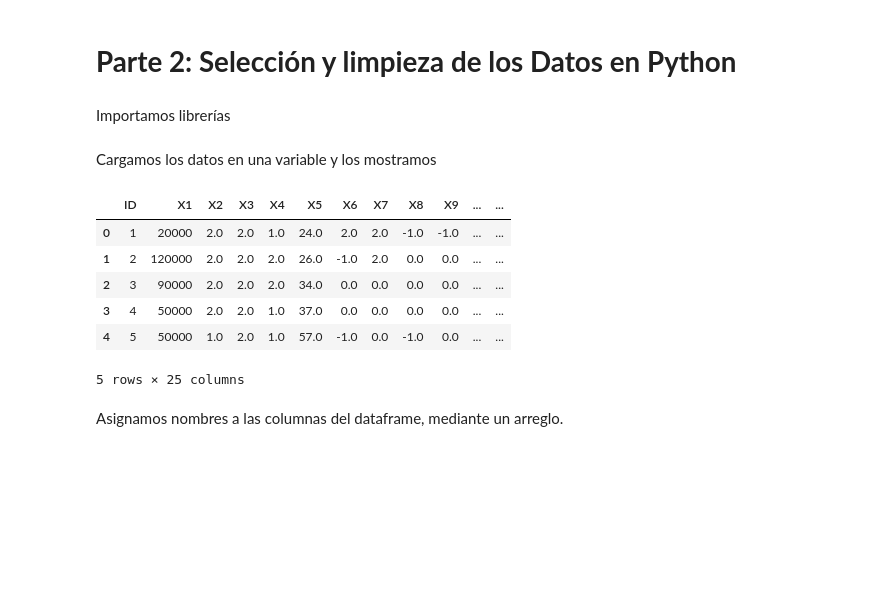
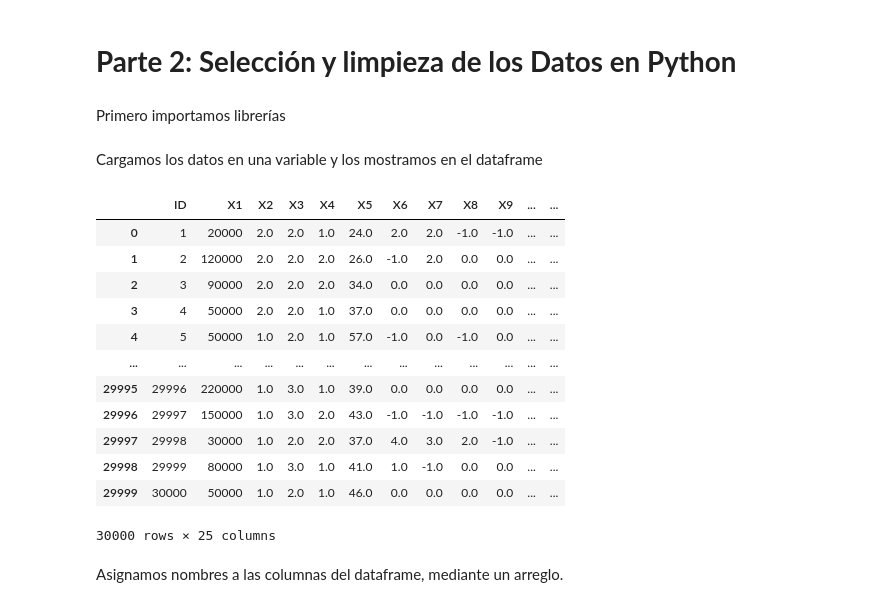
Before and after one commit to PosgradoMNA/actividades-del-projecto-equipo_104, a Jupyter notebook: Semana3_Actividad1_Equipo104.ipynb, the cells around one changed output. Saved outputs shown, nothing was run; the diff lists cells and outputs as text; code cells hidden in the pictures; blank space fills up the shorter version.

```diff
--- a/Semana3_Actividad1_Equipo104.ipynb
+++ b/Semana3_Actividad1_Equipo104.ipynb
@@ -71,25 +71,31 @@ https://aws.amazon.com/es/what-is/data-science/
 -----
 # %% [markdown]
 # **Parte 2: Selección y limpieza de los Datos en Python**
-# %% [markdown]
-Importamos librerías
+# %% [markdown]
+Primero importamos librerías
 # %%
 import pandas as pd
 import numpy as np
 # %% [markdown]
-Cargamos los datos en una variable y los mostramos
+Cargamos los datos en una variable y los mostramos en el dataframe
 # %%
 data = ('https://raw.githubusercontent.com/PosgradoMNA/Actividades_Aprendizaje-/main/default%20of%20credit%20card%20clients.csv')
 df = pd.read_csv(data)
-df.head()
+df
 # %% [output]
 |  | ID | X1 | X2 | X3 | X4 | X5 | X6 | X7 | X8 | X9 | ... | ... |
 | 0 | 1 | 20000 | 2.0 | 2.0 | 1.0 | 24.0 | 2.0 | 2.0 | -1.0 | -1.0 | ... | ... |
 | 1 | 2 | 120000 | 2.0 | 2.0 | 2.0 | 26.0 | -1.0 | 2.0 | 0.0 | 0.0 | ... | ... |
 | 2 | 3 | 90000 | 2.0 | 2.0 | 2.0 | 34.0 | 0.0 | 0.0 | 0.0 | 0.0 | ... | ... |
 | 3 | 4 | 50000 | 2.0 | 2.0 | 1.0 | 37.0 | 0.0 | 0.0 | 0.0 | 0.0 | ... | ... |
 | 4 | 5 | 50000 | 1.0 | 2.0 | 1.0 | 57.0 | -1.0 | 0.0 | -1.0 | 0.0 | ... | ... |
+| ... | ... | ... | ... | ... | ... | ... | ... | ... | ... | ... | ... | ... |
+| 29995 | 29996 | 220000 | 1.0 | 3.0 | 1.0 | 39.0 | 0.0 | 0.0 | 0.0 | 0.0 | ... | ... |
+| 29996 | 29997 | 150000 | 1.0 | 3.0 | 2.0 | 43.0 | -1.0 | -1.0 | -1.0 | -1.0 | ... | ... |
+| 29997 | 29998 | 30000 | 1.0 | 2.0 | 2.0 | 37.0 | 4.0 | 3.0 | 2.0 | -1.0 | ... | ... |
+| 29998 | 29999 | 80000 | 1.0 | 3.0 | 1.0 | 41.0 | 1.0 | -1.0 | 0.0 | 0.0 | ... | ... |
+| 29999 | 30000 | 50000 | 1.0 | 2.0 | 1.0 | 46.0 | 0.0 | 0.0 | 0.0 | 0.0 | ... | ... |
-5 rows × 25 columns
+30000 rows × 25 columns
 # %% [markdown]
 Asignamos nombres a las columnas del dataframe, mediante un arreglo.
 # %%
```
Also changed, not shown: parts of 12 cells of this notebook.
